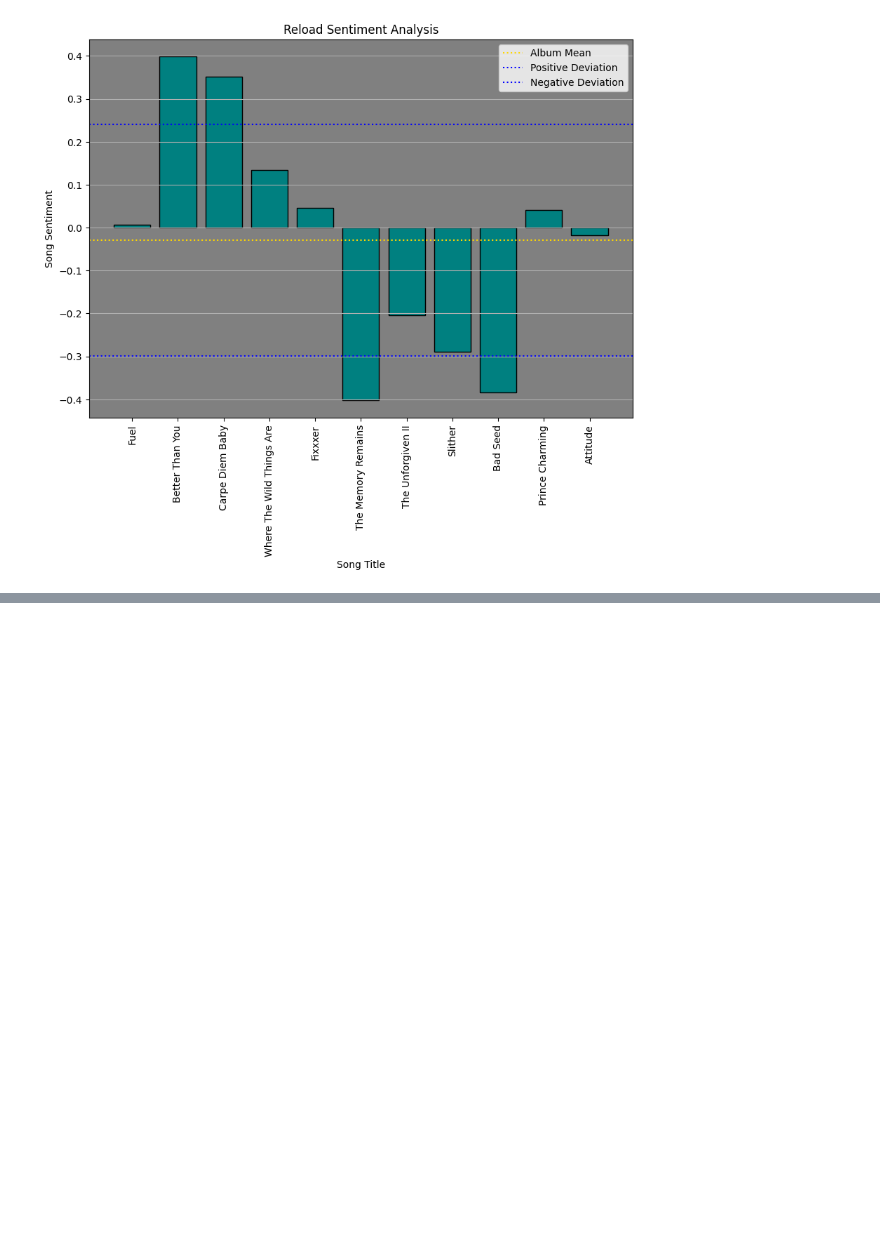
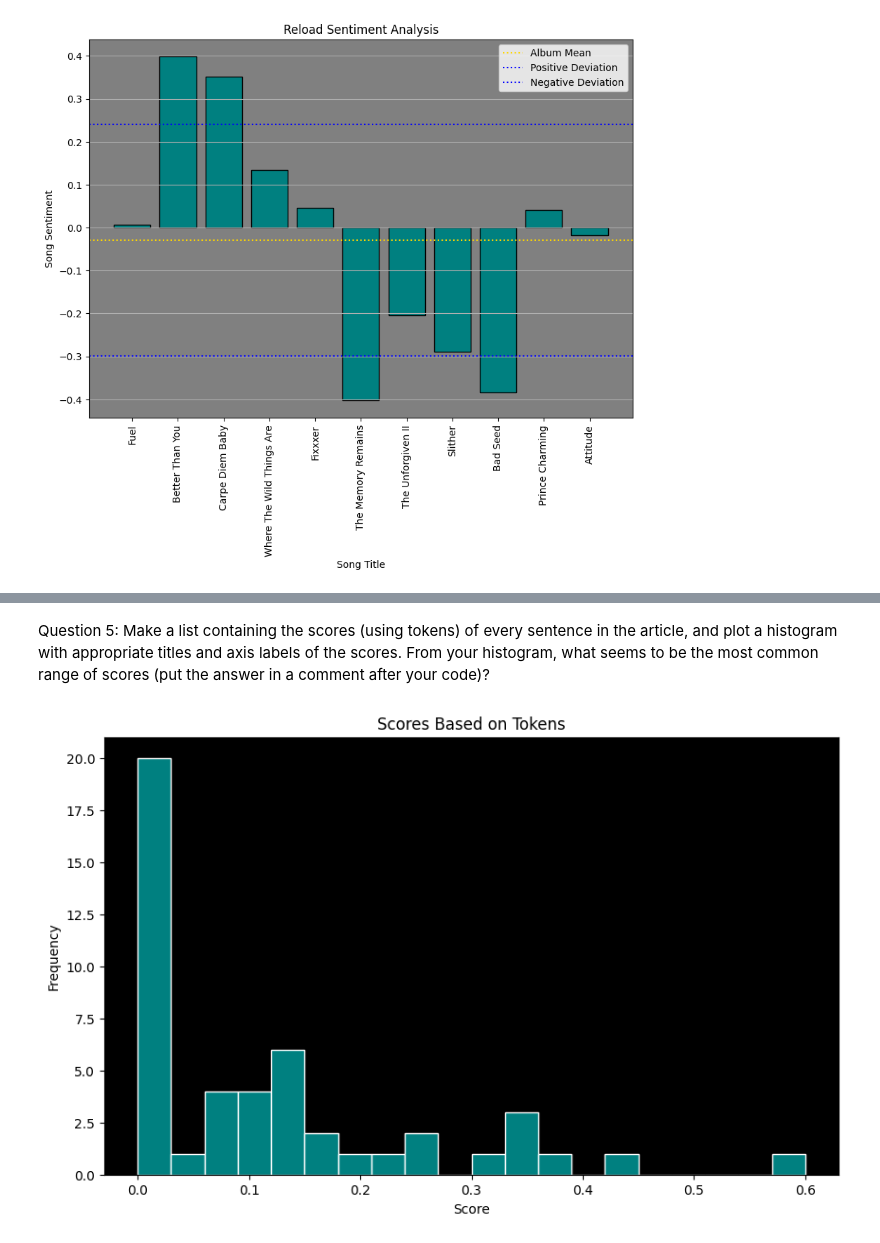
Before and after one commit to curt2023/web-mining-final, a Jupyter notebook: web-mining-final-nlp.ipynb, the cells around one changed output, grey strips where cells are left out. Drawn from its saved outputs; the diff is of its cells as text; code cells hidden in the pictures; blank space fills up the shorter version.

Commit message:
Added the answers for questions 1-13

```diff
--- a/web-mining-final-nlp.ipynb
+++ b/web-mining-final-nlp.ipynb
@@ -178,0 +249,18 @@ In closing, today I urge you: forget about what Metallica means, and give Reload
+# %%
+nlp = spacy.load('en_core_web_sm')
+doc = nlp(text)
+lemmas = [token.lemma_.lower()
+     for token in doc
+     if token.is_alpha and token.lemma_.lower() not in STOP_WORDS]
+lemma_count = Counter(lemmas)
+
+common_lemmas = lemma_count.most_common(5)
+print(common_lemmas)
+
+print()
+print("-----------------------------------------------------------------------------")
+print()
+
+print("All words and their frequencies")
+for lemmas, frequency in lemma_count.items():
+    print(f"{lemmas}: {frequency}")
@@ -178,0 +285,29 @@ In closing, today I urge you: forget about what Metallica means, and give Reload
+# %% [markdown]
+Question 5: Make a list containing the scores (using tokens) of every sentence in the article, and plot a histogram with appropriate titles and axis labels of the scores. From your histogram, what seems to be the most common range of scores (put the answer in a comment after your code)?
+# %%
+def score_sentence_by_token(sentence, interesting_token):
+    doc = nlp(sentence)
+    tokens = [token.text.lower()
+     for token in doc
+     if token.is_alpha and token.text.lower() not in STOP_WORDS]
+    score = sum(token in interesting_token for token in tokens)/len(tokens)
+    return score
+
+
+interesting_tokens = ['metallica','album', 'reload', 'metal', 'songs']
+doc = nlp(text)
+
+sentence_scores = [score_sentence_by_token(sentence.text, interesting_tokens) for sentence in doc.sents]
+
+
+
+#histogram
+plt.figure(figsize=(10, 6))
+plt.hist(sentence_scores, bins=20, color='teal', edgecolor='white')
+plt.gca().set_facecolor('black')
+plt.title('Scores Based on Tokens')
+plt.xlabel('Score')
+plt.ylabel('Frequency')
+plt.show()
+# %% [output]
+[figure, added]
```
Also changed, not shown: parts of 21 cells of this notebook.
